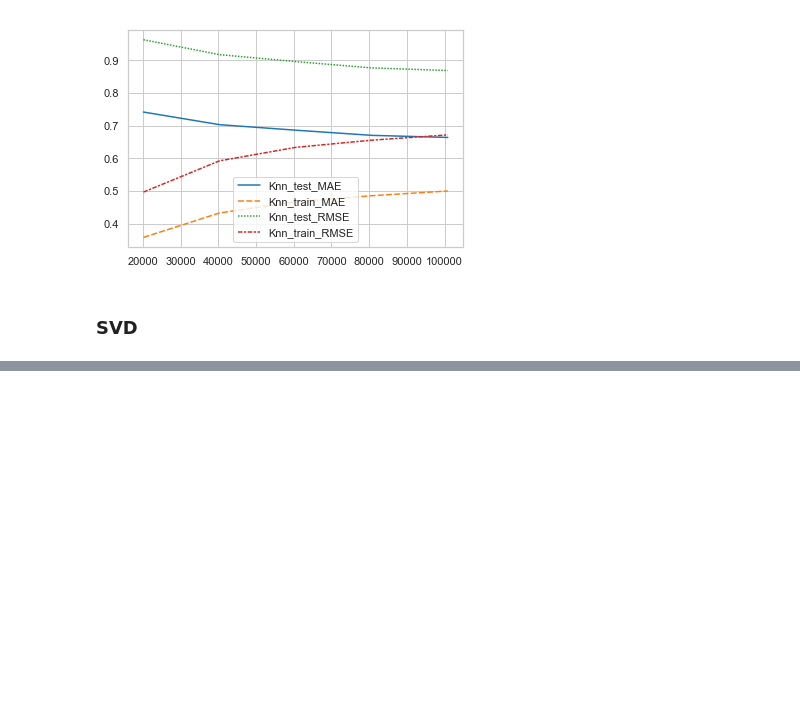
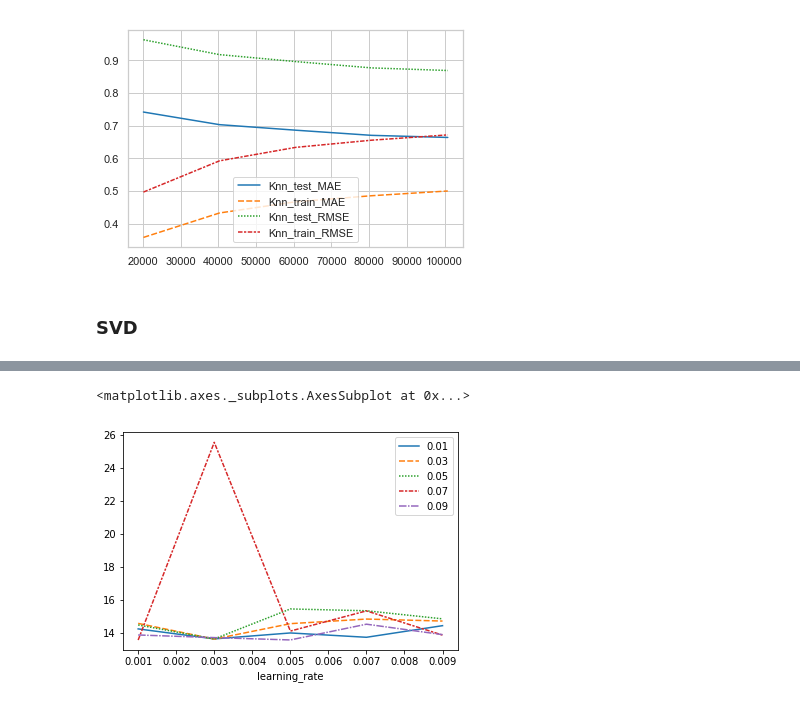
Before and after one commit to YLDAPhoenix11/Personalization, a Jupyter notebook: HW2.ipynb, the cells around one changed output, grey strips where cells are left out. Cells and saved outputs as stored; diff of their text form; code cells hidden in the pictures; blank space fills up the shorter version.

Commit message:
svd some plot added

```diff
--- a/HW2.ipynb
+++ b/HW2.ipynb
@@ -202,0 +241,18 @@ Test time         0.06    0.05    0.05    0.11    0.06    0.05    0.05    0.06
+# %%
+svd_time = []
+svd_train_MAE = []
+svd_test_MAE = []
+svd_train_RMSE = []
+svd_test_RMSE = []
+for row in svd_result:
+    svd_time.append(row[0])
+    svd_train_MAE.append(np.mean(row[1]))
+    svd_test_MAE.append(np.mean(row[2]))
+    svd_train_RMSE.append(np.mean(row[3]))
+    svd_test_RMSE.append(np.mean(row[4]))
+# %%
+svd_time = pd.DataFrame(svd_time)
+svd_time.index = learning_rate.round(3)
+svd_time.index.name = 'learning_rate'
+svd_time.columns = regularization.round(2)
+svd_time.columns.name = 'regularization'
@@ -202,0 +269,7 @@ Test time         0.06    0.05    0.05    0.11    0.06    0.05    0.05    0.06
+# %%
+#svd-time
+#sns.lineplot(data = svd_time,hue = regularization,palette="tab10")
+sns.lineplot(data = svd_time, palette="tab10")
+# %% [output]
+<matplotlib.axes._subplots.AxesSubplot at 0x...>
+[figure, added]
```
Also changed, not shown: parts of 27 cells of this notebook.
